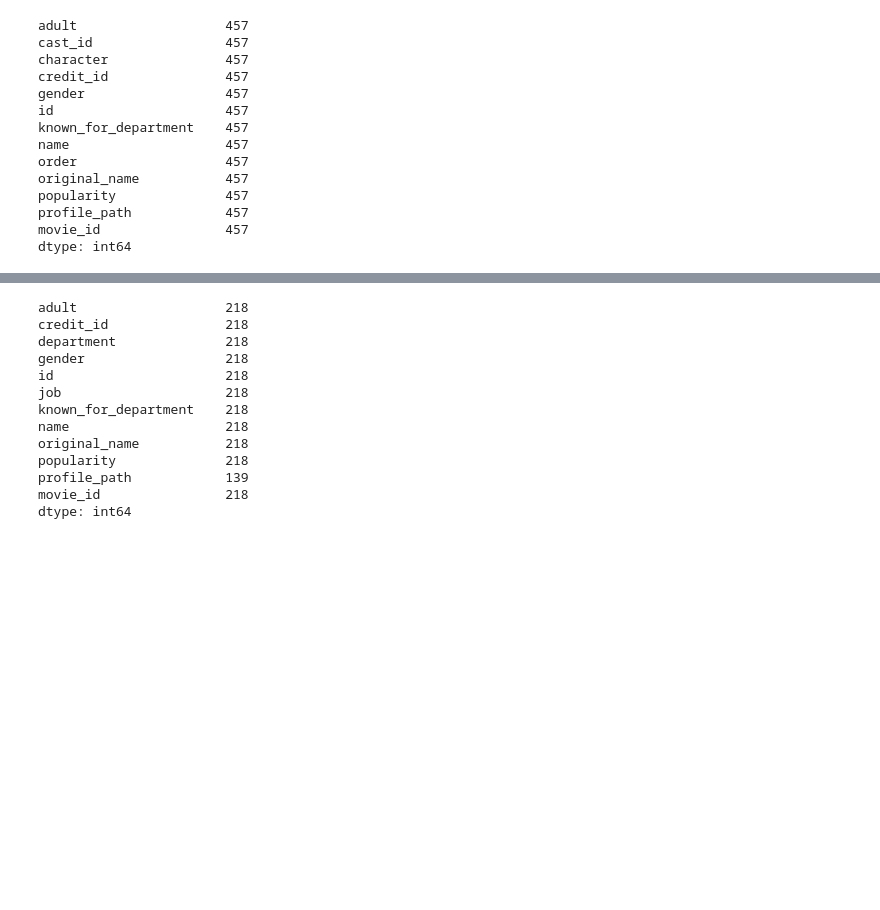
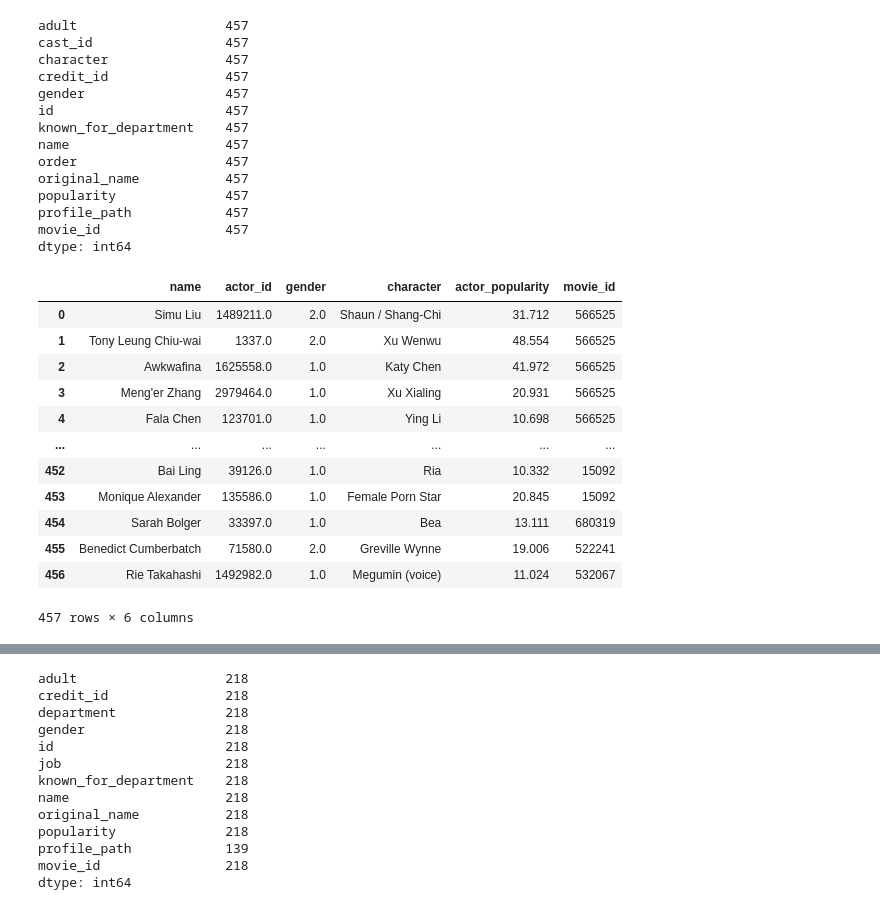
Before and after one commit to a-lau-gonza/The-Final-Project_F-PALS, a Jupyter notebook: Popular_Crew.ipynb, the cells around one changed output, grey strips where cells are left out. Saved outputs shown, nothing was run; the diff lists cells and outputs as text; code cells hidden in the pictures; blank space fills up the shorter version.

```diff
--- a/Popular_Crew.ipynb
+++ b/Popular_Crew.ipynb
@@ -64,6 +64,25 @@ popularity              457
 profile_path            457
 movie_id                457
 dtype: int64
+# %%
+famous_actors = famous_actors.rename(columns = {"id": "actor_id",'popularity': 'actor_popularity'})
+# %%
+famous_actors_cleaned = famous_actors[['name','actor_id','gender','character','actor_popularity','movie_id']]
+famous_actors_cleaned
+# %% [output]
+|  | name | actor_id | gender | character | actor_popularity | movie_id |
+| 0 | Simu Liu | 1489211.0 | 2.0 | Shaun / Shang-Chi | 31.712 | 566525 |
+| 1 | Tony Leung Chiu-wai | 1337.0 | 2.0 | Xu Wenwu | 48.554 | 566525 |
+| 2 | Awkwafina | 1625558.0 | 1.0 | Katy Chen | 41.972 | 566525 |
+| 3 | Meng'er Zhang | 2979464.0 | 1.0 | Xu Xialing | 20.931 | 566525 |
+| 4 | Fala Chen | 123701.0 | 1.0 | Ying Li | 10.698 | 566525 |
+| ... | ... | ... | ... | ... | ... | ... |
+| 452 | Bai Ling | 39126.0 | 1.0 | Ria | 10.332 | 15092 |
+| 453 | Monique Alexander | 135586.0 | 1.0 | Female Porn Star | 20.845 | 15092 |
+| 454 | Sarah Bolger | 33397.0 | 1.0 | Bea | 13.111 | 680319 |
+| 455 | Benedict Cumberbatch | 71580.0 | 2.0 | Greville Wynne | 19.006 | 522241 |
+| 456 | Rie Takahashi | 1492982.0 | 1.0 | Megumin (voice) | 11.024 | 532067 |
+457 rows × 6 columns
 # %%
 directors = pd.DataFrame()
 director_movie_id = []
```
Also changed, not shown: parts of 4 cells of this notebook, 1 other file.
